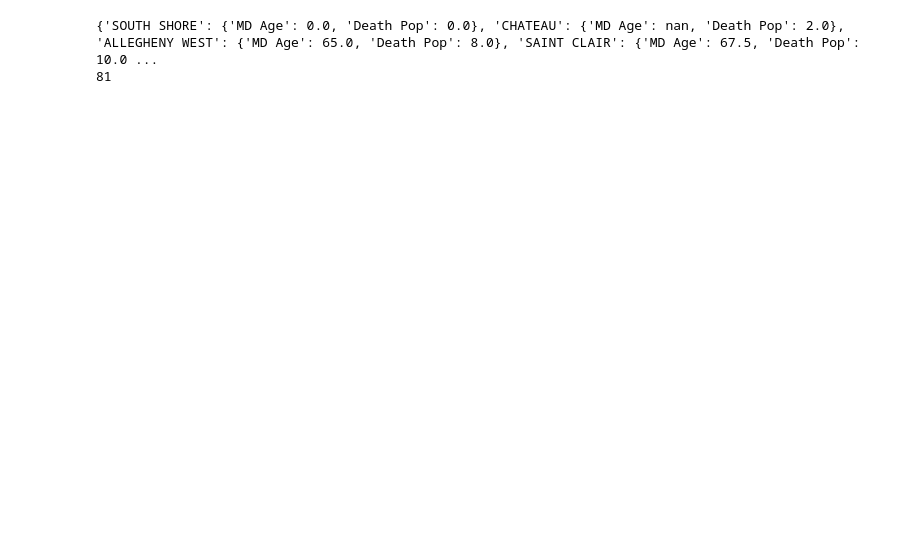
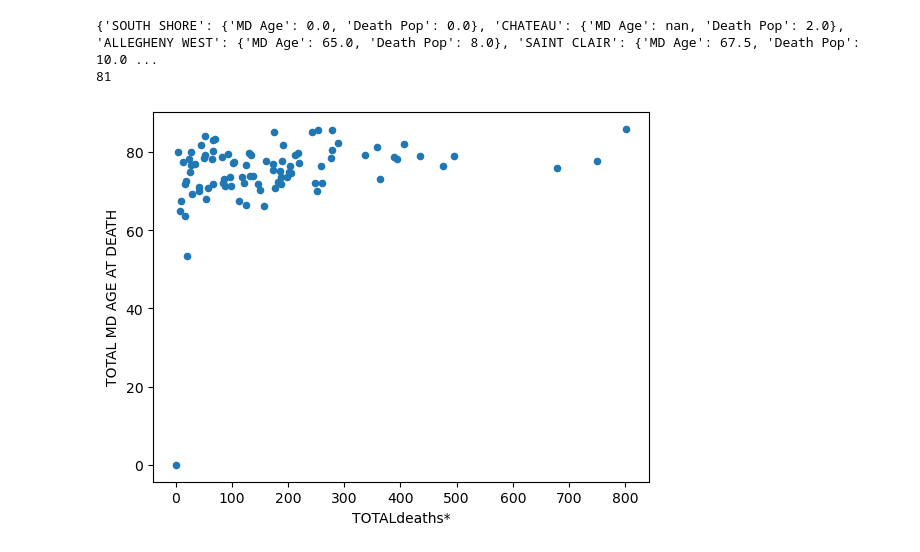
Before and after one commit to wpmPitt17/CMPINF-0010-Final-Project-Group15, a Jupyter notebook: wpm17Data.ipynb, the cells around one changed output. Saved outputs shown, nothing was run; the diff lists cells and outputs as text; code cells hidden in the pictures; blank space fills up the shorter version.

```diff
--- a/wpm17Data.ipynb
+++ b/wpm17Data.ipynb
@@ -51,3 +52,12 @@ print(count)
 # %% [output]
 {'SOUTH SHORE': {'MD Age': 0.0, 'Death Pop': 0.0}, 'CHATEAU': {'MD Age': nan, 'Death Pop': 2.0}, 'ALLEGHENY WEST': {'MD Age': 65.0, 'Death Pop': 8.0}, 'SAINT CLAIR': {'MD Age': 67.5, 'Death Pop': 10.0 ...
 81
+# %%
+%matplotlib inline
+
+import matplotlib.pyplot as plt
+
+deaths.plot(kind='scatter',x='TOTALdeaths*',y='TOTAL MD AGE AT DEATH')
+plt.show()
+# %% [output]
+[figure, added]
```
Also changed, not shown: parts of 3 cells of this notebook, 2 other files.
